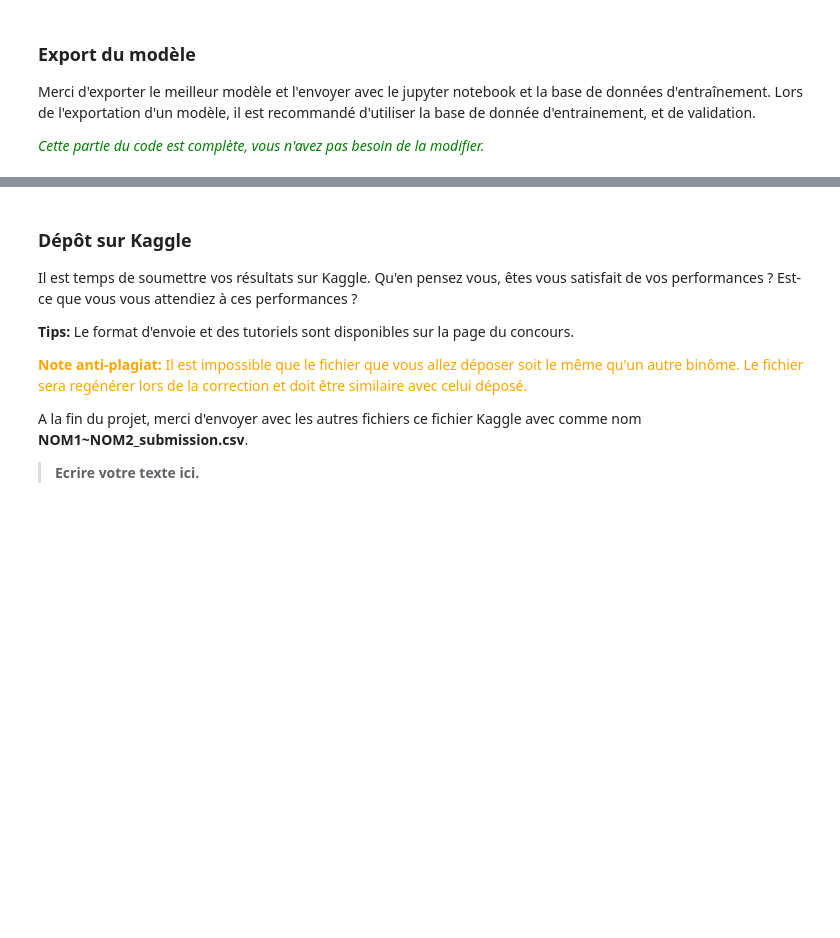
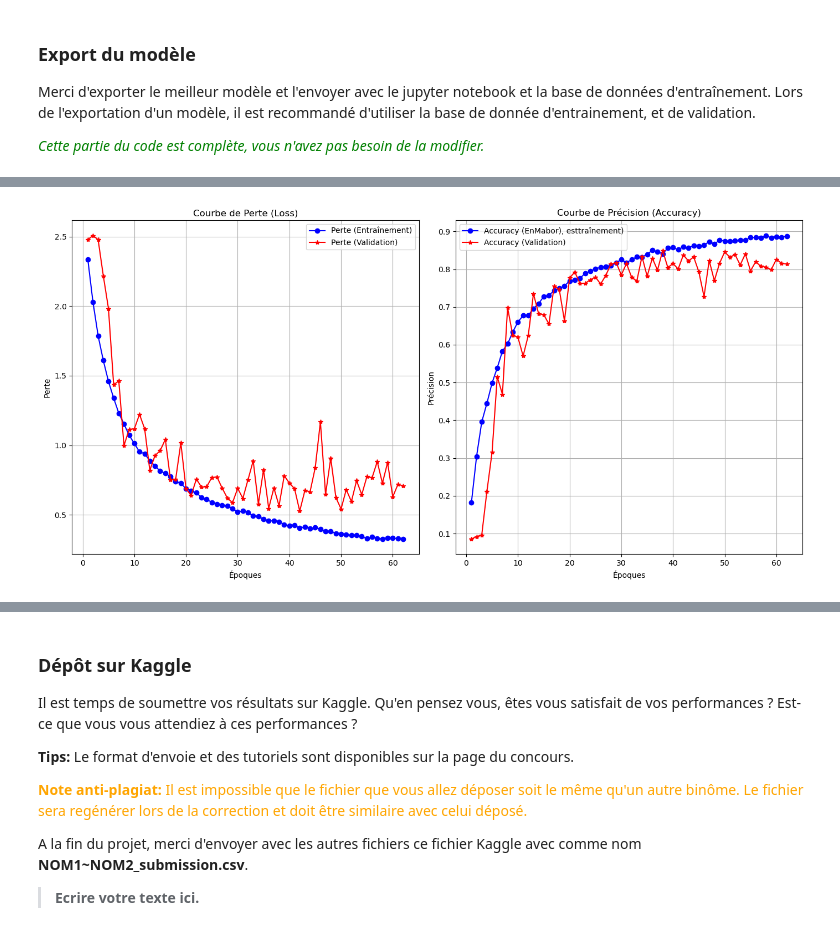
Before and after one commit to BenaribIlyes/Edge_computing, a Jupyter notebook: code/edge_computing_v2.ipynb, the cells around one changed output, grey strips where cells are left out. Cells and saved outputs as stored; diff of their text form; code cells hidden in the pictures; blank space fills up the shorter version.

```diff
--- a/code/edge_computing_v2.ipynb
+++ b/code/edge_computing_v2.ipynb
@@ -1243,24 +1199,87 @@ Merci d'exporter le meilleur modèle et l'envoyer avec le jupyter notebook et la
 # %%
 import joblib
 
-# Fix the storage URL format for SQLAlchemy
+# 1. Chargement de l'étude
 storage_url_fixed = f"sqlite:///{storage_name.replace('sqlite:///', '')}"
 study = optuna.load_study(storage=storage_url_fixed, study_name=study_name)
-print("Best trial until now:")
-print("   Value: ", study.best_trial.value)
+
+# 2. Récupération du Front de Pareto (Liste des meilleurs compromis)
+best_trials = study.best_trials
+
+print(f"Nombre de modèles sur le front de Pareto : {len(best_trials)}")
+
+# 3. Trouver la meilleure Accuracy absolue sur le front de Pareto
+# (values[0] = accuracy, values[1] = size)
+max_accuracy_trial = max(best_trials, key=lambda t: t.values[0])
+max_acc = max_accuracy_trial.values[0]
+
+# 4. Définir la marge de tolérance (0.01 = 1%)
+TOLERANCE = 0.02
+acc_threshold = max_acc - TOLERANCE
+
+print(f"Accuracy Max Absolue : {max_acc:.4f}")
+print(f"Accuracy Acceptable  : >= {acc_threshold:.4f}")
+
+# 5. Filtrer les candidats (ceux qui sont assez précis)
+candidates = [t for t in best_trials if t.values[0] >= acc_threshold]
+
+# 6. Sélectionner le plus petit parmi les candidats
+# On trie par taille (values[1]) croissant et on prend le premier
+chosen_trial = sorted(candidates, key=lambda t: t.values[1])[0]
+
+# --- Affichage du gain ---
+size_max_acc = max_accuracy_trial.values[1]
+size_chosen  = chosen_trial.values[1]
+reduction = (1 - size_chosen / size_max_acc) * 100
+
+print("\n=== RÉSULTAT DE LA SÉLECTION ===")
+print(f"Modèle choisi (ID Trial : {chosen_trial.number})")
+print(f" -> Accuracy : {chosen_trial.values[0]:.4f} (Perte de {(max_acc - chosen_trial.values[0]):.4f})")
+print(f" -> Taille   : {size_chosen} params")
+print(f" -> Gain taille vs Max Accuracy : -{reduction:.2f}% de paramètres !")
+
+print("\n=== MEILLEUR MODÈLE SÉLECTIONNÉ ===")
+print(f"   Accuracy attendue : {chosen_trial.values[0]:.4f}")
+print(f"   Taille (params)   : {chosen_trial.values[1]}")
 print("   Params: ")
-for key, value in study.best_trial.params.items():
+for key, value in chosen_trial.params.items():
     print(f"    -{key}: {value}")
-print("----------------------")
+print("-------------------------------------")
 
-model = create_model(study.best_trial.params, INPUT_SHAPE, NUM_CLASSES)
+# 7. Recréation et Réentraînement du modèle choisi
+# On utilise les hyperparamètres du "chosen_trial"
+model = create_model(chosen_trial.params, INPUT_SHAPE, NUM_CLASSES)
 
-train_and_val = tf.data.Dataset.from_tensor_slices((np.concatenate((X_train, X_val)), np.concatenate((y_train, y_val))))
+# Concaténation Train + Val pour l'entraînement final (Bonne pratique !)
+X_full = np.concatenate((X_train, X_val))
+y_full = np.concatenate((y_train, y_val))
+
+# Recréation du dataset complet
+train_and_val = tf.data.Dataset.from_tensor_slices((X_full, y_full))
 train_and_val = train_and_val.shuffle(1500, reshuffle_each_iteration=True)
-train_and_val = train_and_val.batch(32, drop_remainder=True)
+# Attention : Assure-toi que le BATCH_SIZE est bien dans les params ou fixe-le
+batch_size_final = chosen_trial.params.get("BATCH_SIZE", 32)
+train_and_val = train_and_val.batch(batch_size_final, drop_remainder=True)
+
+# Entraînement final
+# Note: "val" ici sert juste de témoin, car le modèle apprend déjà sur ces données via train_and_val
+# Idéalement, on devrait évaluer sur un jeu de TEST jamais vu.
+validation_evaluation_post_optuna, global_model_post_optuna, history_post_optuna = compile_and_fit(
+    model,
+    train_and_val,
+    val,
+    chosen_trial.params,
+    verbose=1 # Mets 1 pour voir que ça tourne
+)
+
+print("Affichage des courbes d'apprentissage...")
+plot_training_history(history)
 
 
-validation_evaluation_post_optuna, global_model_post_optuna, history_post_optuna = compile_and_fit(model, train_and_val, val, study.best_trial.params, verbose=0)
-
-#joblib.dump(global_model, '/content/drive/MyDrive/TP N9EE39A/NOM1~NOM2_model.pkl')
-joblib.dump(global_model_post_optuna, '/home/zebre/Bureau/eddge_computing/Edge_computing/model//Hanni_Benarib_model.pkl')
+# 4. Sauvegarde
+# IMPORTANT : Pour Keras/TensorFlow, évite joblib. Utilise la méthode native .save()
+# Le format .keras est le nouveau standard, ou .h5
+save_path = '/home/zebre/Bureau/eddge_computing/Edge_computing/model/Hanni_Benarib_model.keras'
+global_model_post_optuna.save(save_path)
+print(f"Modèle sauvegardé sous : {save_path}")
+# %% [output]
@@ -1266,0 +1303 @@ joblib.dump(global_model_post_optuna, '/home/zebre/Bureau/eddge_computing/Edge_c
+[figure, added]
```
Also changed, not shown: parts of 19 cells of this notebook, 2 other files.
